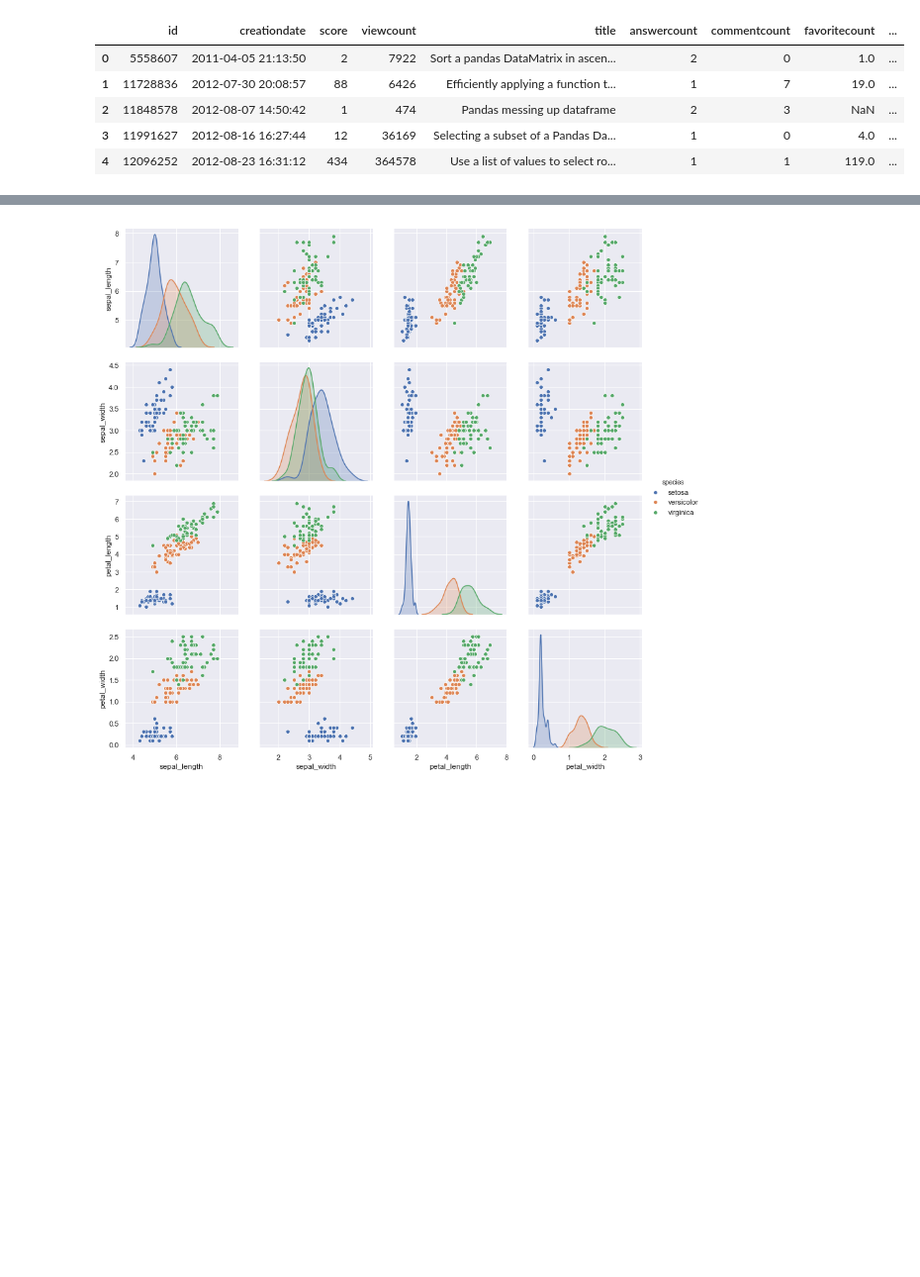
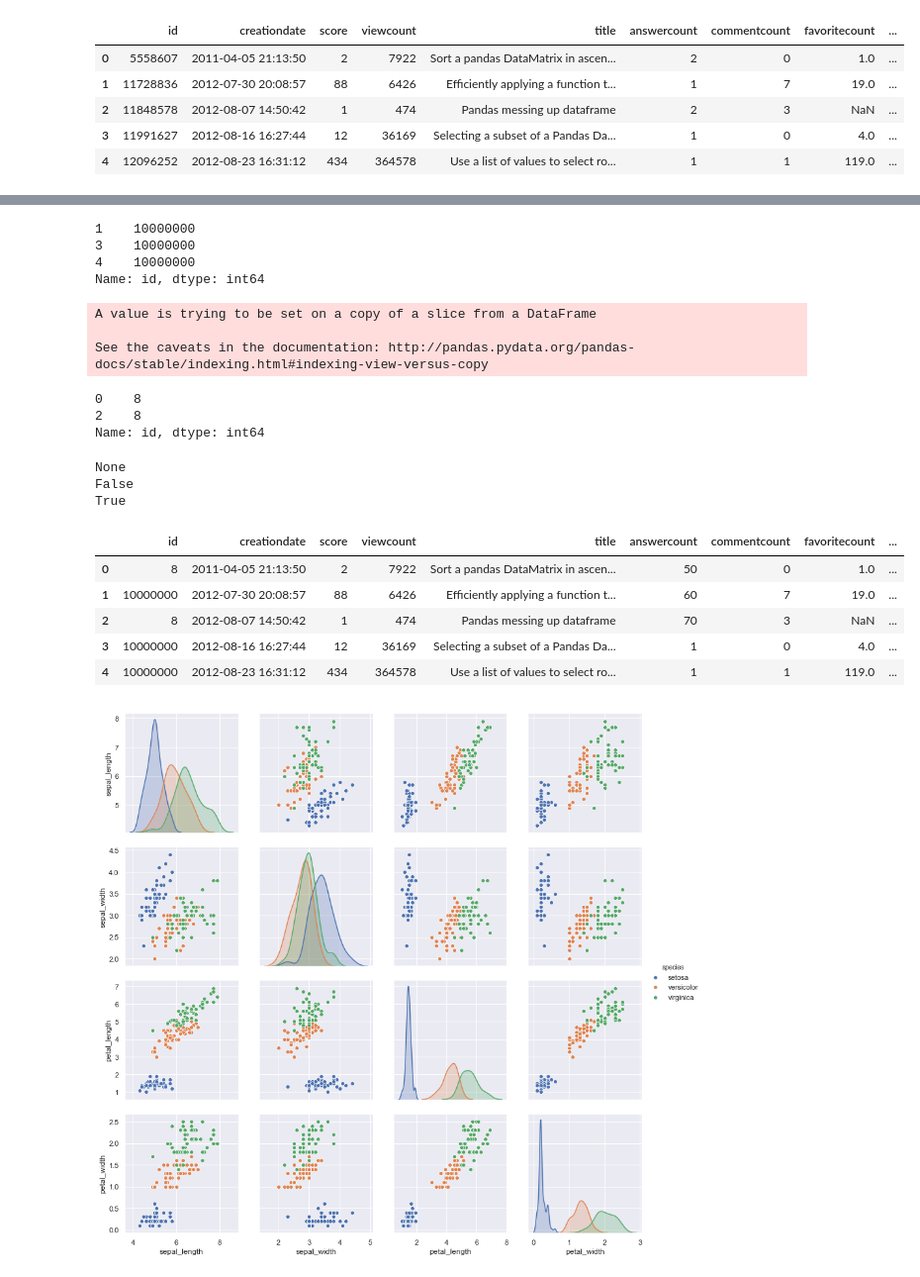
Before and after one commit to apoorvsemwal/Scale_Up, a Jupyter notebook: Python/Practice/PandasSelections.ipynb, the cells around one changed output, grey strips where cells are left out. Shown at 99% size. Cells and saved outputs as stored; diff of their text form; code cells hidden in the pictures; blank space fills up the shorter version.

Commit message:
Chained Indexing Pitfalls and warnings

```diff
--- a/Python/Practice/PandasSelections.ipynb
+++ b/Python/Practice/PandasSelections.ipynb
@@ -660,0 +693,13 @@ small_df_copy = small_df.copy()
+# %%
+#Why it is bad - two separate pandas operations will be called instead of just one
+#The major problem with chained indexing is when assigning new values to the subset,
+#in which Pandas will usually emit the SettingWithCopy warning
+
+#For instance in - small_df[small_df['score'] > 5]['id']
+#This part small_df[small_df['score'] > 5] creates a temporary copy and the further subsetting happens on that.
+#So if we had tried something like
+
+small_df[small_df['score'] > 5]['id'] = 10000
+small_df[small_df['score'] > 5]['id']
+
+#First it generates a warning and secondly it does not update the values as the values have been updated in temporary copy.
@@ -660,0 +716,62 @@ small_df_copy = small_df.copy()
+# %%
+#So we always use .loc for that and not chained subsetting
+
+small_df.loc[(small_df['score'] > 5),'id'] = 10000000
+small_df.loc[(small_df['score'] > 5),'id']
+
+#No warning and the values have been updated as well
+# %% [output]
+1    10000000
+3    10000000
+4    10000000
+Name: id, dtype: int64
+# %%
+#Now lets try a case where chained subsetting actually does the assignment.
+small_df['id'][small_df['score'] < 5] = 8
+# %% [output]
+A value is trying to be set on a copy of a slice from a DataFrame
+
+See the caveats in the documentation: http://pandas.pydata.org/pandas-docs/stable/indexing.html#indexing-view-versus-copy
+# %%
+#We again got the warning above as chained subsetting was used to do an assignment.
+#But then lets check if the values have been updated or not.
+
+small_df['id'][small_df['score'] < 5]
+
+#As we can see the values have been updated
+
+#REASON is whenever we do chained subsetting and the first subset uses only one column name.
+#Then Pandas creates a VIEW instead of a temporary copy. VIEW is not a new object unlike a temp copy. So the modifications
+#happening on a VIEW are reflected onto the the actual frame.
+# %% [output]
+0    8
+2    8
+Name: id, dtype: int64
+# %%
+#How does pandas knows that something is a copy or something is a view.
+#There are two attributes :
+
+#1. is_copy. if its not a copy then returns None other it returns an Object of the original data frame from which it was created.
+print(small_df.is_copy)
+
+#2. _is_view - it is a private attrb
+print(small_df._is_view)
+
+small_title = small_df['title']
+print(small_title._is_view)
+
+small_title = small_df[small_df['answercount'] > 50]
+small_title.is_copy
+
+#if we call is_copy like a method it returns the content of the parent object
+small_title.is_copy()
+# %% [output]
+None
+False
+True
+|  | id | creationdate | score | viewcount | title | answercount | commentcount | favoritecount | ... |
+| 0 | 8 | 2011-04-05 21:13:50 | 2 | 7922 | Sort a pandas DataMatrix in ascen... | 50 | 0 | 1.0 | ... |
+| 1 | 10000000 | 2012-07-30 20:08:57 | 88 | 6426 | Efficiently applying a function t... | 60 | 7 | 19.0 | ... |
+| 2 | 8 | 2012-08-07 14:50:42 | 1 | 474 | Pandas messing up dataframe | 70 | 3 | NaN | ... |
+| 3 | 10000000 | 2012-08-16 16:27:44 | 12 | 36169 | Selecting a subset of a Pandas Da... | 1 | 0 | 4.0 | ... |
+| 4 | 10000000 | 2012-08-23 16:31:12 | 434 | 364578 | Use a list of values to select ro... | 1 | 1 | 119.0 | ... |
```
Also changed, not shown: parts of 27 cells of this notebook.
